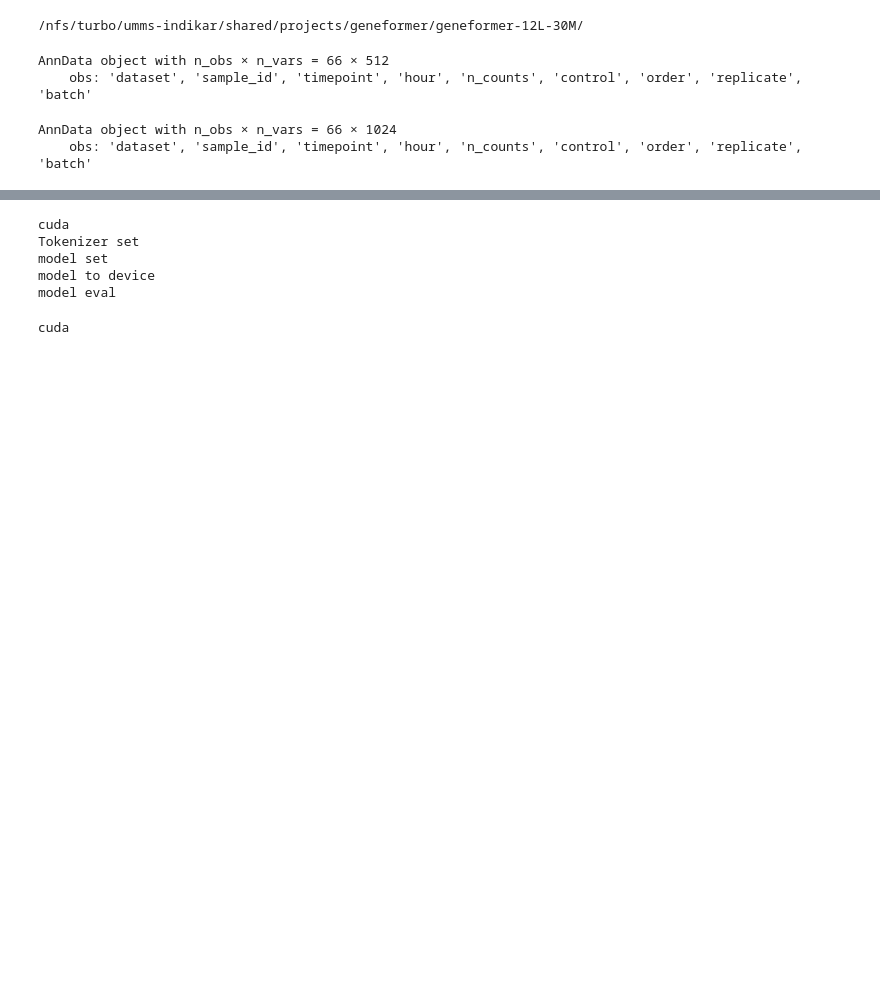
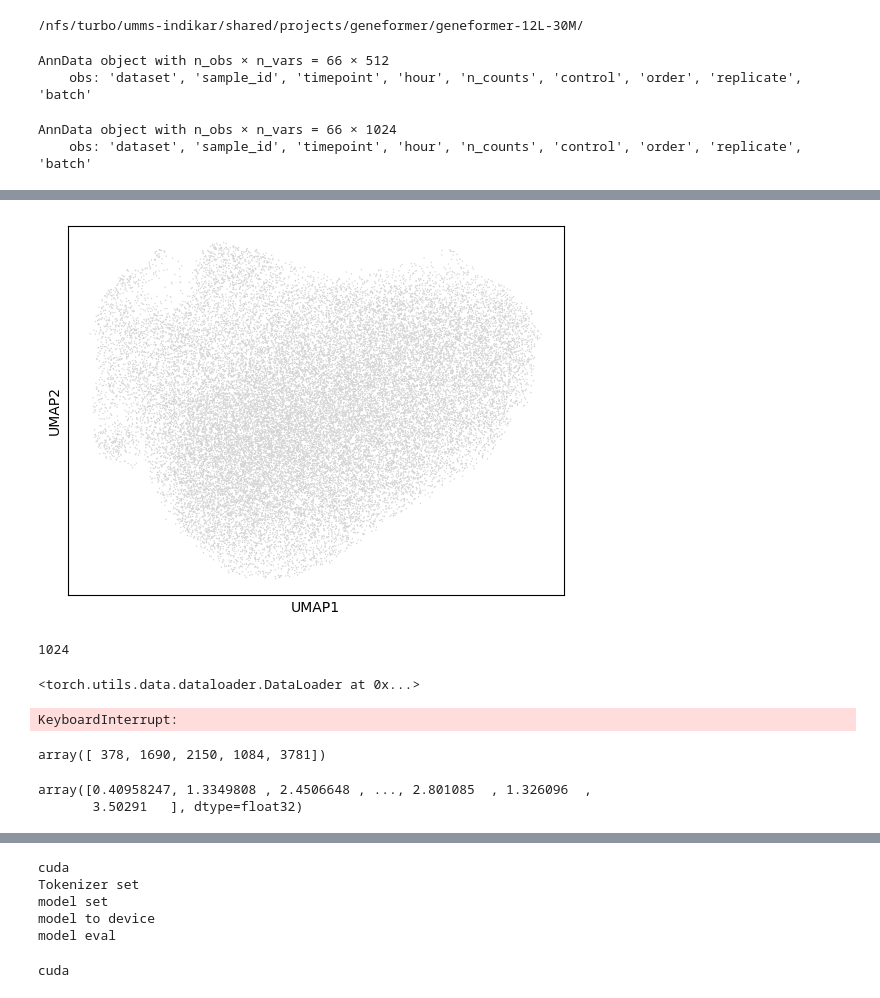
Before and after one commit to Jpickard1/scFoundationModels, a Jupyter notebook: notebooks/anndata2embedding/tGPT.ipynb, the cells around one changed output, grey strips where cells are left out. Drawn from its saved outputs; the diff is of its cells as text; code cells hidden in the pictures; blank space fills up the shorter version.

```diff
--- a/notebooks/anndata2embedding/tGPT.ipynb
+++ b/notebooks/anndata2embedding/tGPT.ipynb
@@ -86,0 +202,49 @@ adata         = sc.read_h5ad(input_file)
+# %%
+sc.pl.umap(embed)
+# %% [output]
+[figure, added]
+# %%
+import numpy as np
+rank = np.linalg.matrix_rank(embed.X)
+print(rank)
+# %% [output]
+1024
+# %%
+topGenes = get_top_genes_per_cell(adata)
+ds = LineDataset(topGenes)
+dl = DataLoader(ds, batch_size=64)
+dl
+# %% [output]
+<torch.utils.data.dataloader.DataLoader at 0x...>
+# %%
+X = adata.X
+
+top_n = 5
+
+# Initialize a list to hold the top genes for each cell
+top_genes_per_cell = []
+
+for i in range(X.shape[0]):
+    # Get the expression values for the current cell
+    cell_expression = X[i, :]
+
+    # Get the indices of the top N expression values
+    dense_array = cell_expression.toarray().flatten()
+    top_gene_indices = np.argsort(dense_array)[-top_n:]
+
+    # Get the gene names corresponding to the top indices
+    top_gene_names = adata.var_names[top_gene_indices]
+
+    top_genes_per_cell.append(" ".join(list(top_gene_names)))
+# %% [output]
+KeyboardInterrupt:
+# %%
+top_gene_indices = np.argsort(cell_expression.data)[-top_n:]
+top_gene_indices
+# %% [output]
+array([ 378, 1690, 2150, 1084, 3781])
+# %%
+cell_expression.data
+# %% [output]
+array([0.40958247, 1.3349808 , 2.4506648 , ..., 2.801085  , 1.326096  ,
+       3.50291   ], dtype=float32)
```
Also changed, not shown: parts of 10 cells of this notebook, 10 other files.
